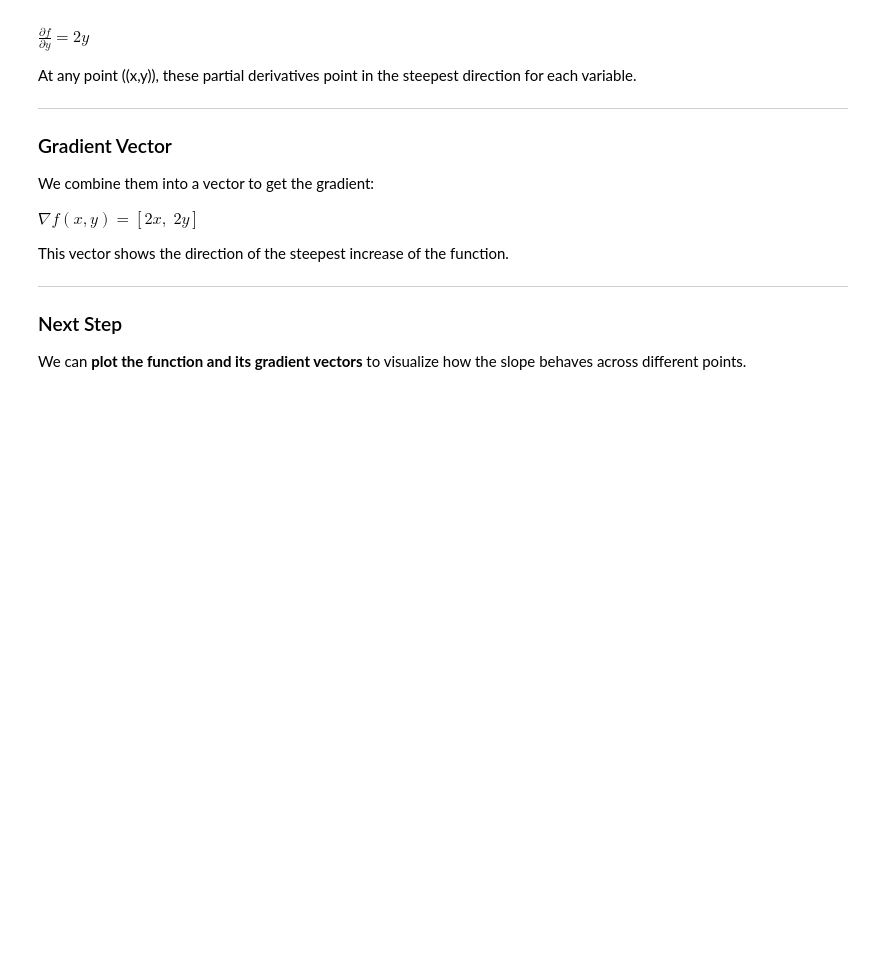
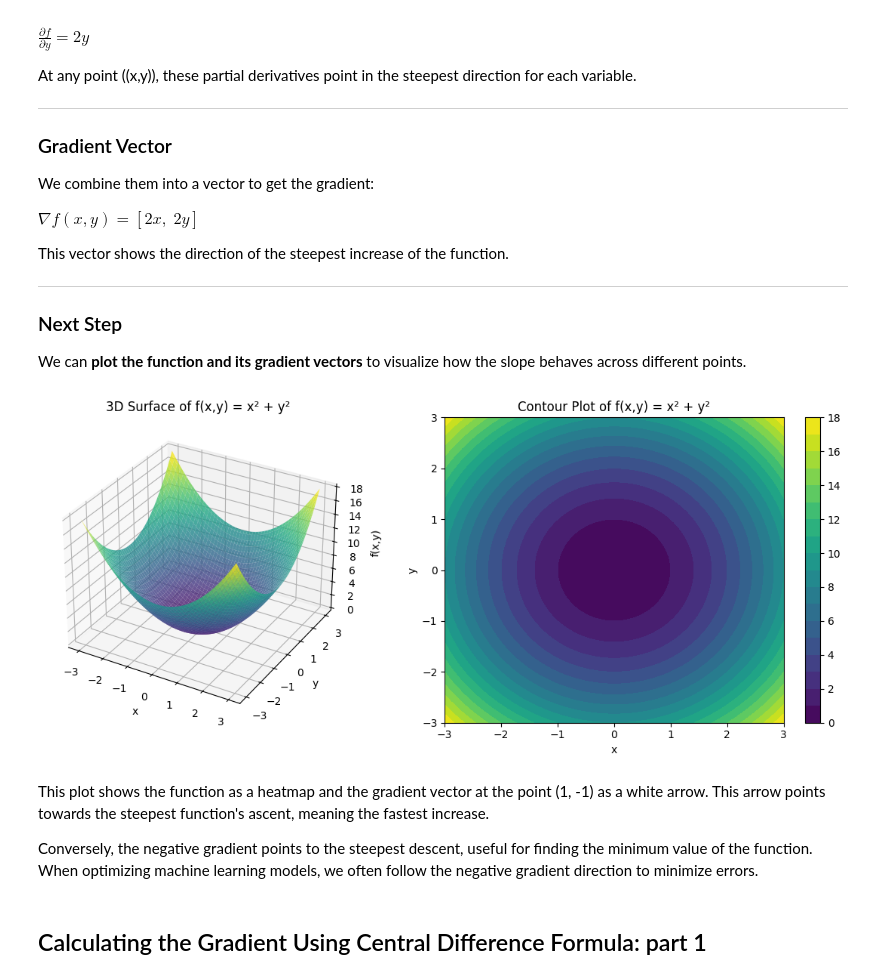
Before and after one commit to Faizan-Rashid/calculus-for-ML, a Jupyter notebook: Calculus_for_ML_II.ipynb, the cells around one changed output. Saved outputs shown, nothing was run; the diff lists cells and outputs as text; code cells hidden in the pictures; blank space fills up the shorter version.

Commit message:
plotting the function

```diff
--- a/Calculus_for_ML_II.ipynb
+++ b/Calculus_for_ML_II.ipynb
@@ -324,3 +324,45 @@ This vector shows the direction of the steepest increase of the function.
 
 ### Next Step
 We can **plot the function and its gradient vectors** to visualize how the slope behaves across different points.
+# %%
+import numpy as np
+import matplotlib.pyplot as plt
+
+# Define the function
+def f(x, y):
+    return x**2 + y**2
+
+# Create grid of points
+x = np.linspace(-3, 3, 100)
+y = np.linspace(-3, 3, 100)
+X, Y = np.meshgrid(x, y)
+Z = f(X, Y)
+
+# --- 3D Surface Plot ---
+fig = plt.figure(figsize=(12, 5))
+
+ax1 = fig.add_subplot(1, 2, 1, projection='3d')
+ax1.plot_surface(X, Y, Z, cmap='viridis', alpha=0.8)
+ax1.set_title("3D Surface of f(x,y) = x² + y²")
+ax1.set_xlabel("x")
+ax1.set_ylabel("y")
+ax1.set_zlabel("f(x,y)")
+
+# --- Contour Plot ---
+ax2 = fig.add_subplot(1, 2, 2)
+contour = ax2.contourf(X, Y, Z, levels=20, cmap='viridis')
+fig.colorbar(contour, ax=ax2)
+ax2.set_title("Contour Plot of f(x,y) = x² + y²")
+ax2.set_xlabel("x")
+ax2.set_ylabel("y")
+
+plt.tight_layout()
+plt.show()
+# %% [output]
+[figure, added]
+# %% [markdown]
+This plot shows the function as a heatmap and the gradient vector at the point (1, -1) as a white arrow. This arrow points towards the steepest function's ascent, meaning the fastest increase.
+
+Conversely, the negative gradient points to the steepest descent, useful for finding the minimum value of the function. When optimizing machine learning models, we often follow the negative gradient direction to minimize errors.
+# %% [markdown]
+## Calculating the Gradient Using Central Difference Formula: part 1
```
